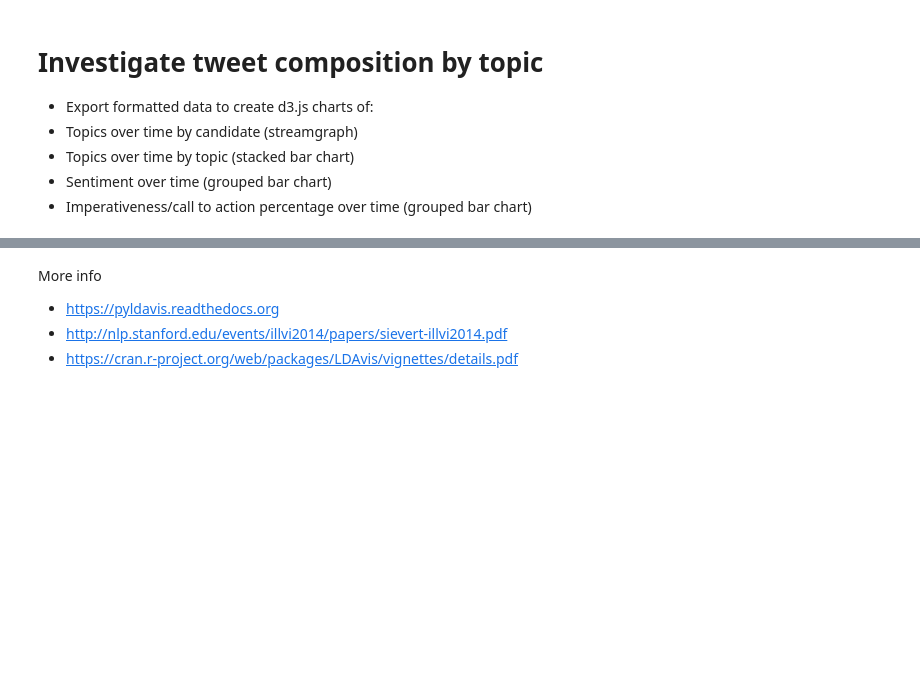
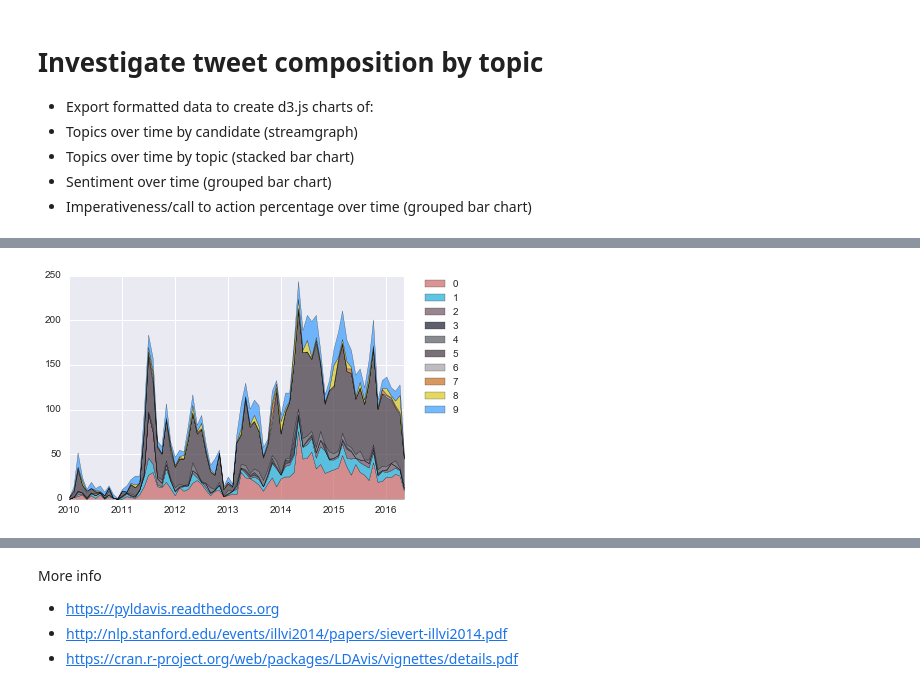
Before and after one commit to matt-stringer/twitter-marketing-analysis, a Jupyter notebook: descriptive_stats_tweets/Solar Marketing Analysis.ipynb, the cells around one changed output, grey strips where cells are left out. Cells and saved outputs as stored; diff of their text form; code cells hidden in the pictures; blank space fills up the shorter version.

```diff
--- a/descriptive_stats_tweets/Solar Marketing Analysis.ipynb
+++ b/descriptive_stats_tweets/Solar Marketing Analysis.ipynb
@@ -889,0 +900,7 @@ bymonth_topic = long_tweets.groupby(['company', 'topic', 'month'])
+# %%
+x = get_list_time(long_tweets)
+y = make_analysis_array(long_tweets, 'topic')
+topics = get_topics(long_tweets, 'topic')
+make_stacked_line_chart(x,y,topics)
+# %% [output]
+[figure, added]
```
Also changed, not shown: parts of 43 cells of this notebook.
